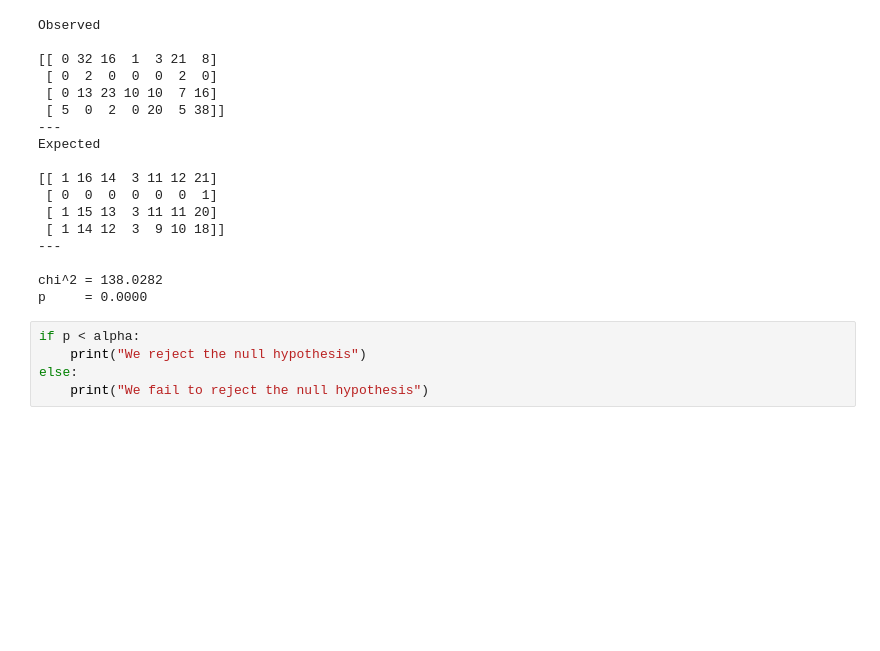
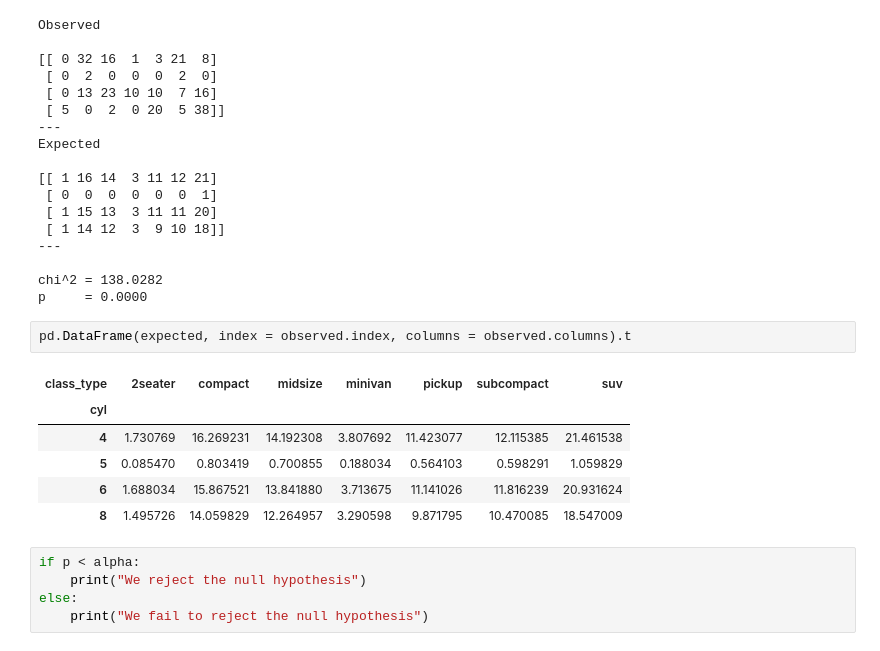
Before and after one commit to MatthewL09/statistics-exercises, a Jupyter notebook: hypothesis_testing.ipynb, the cells around one changed output. Cells and saved outputs as stored; diff of their text form; blank space fills up the shorter version.

```diff
--- a/hypothesis_testing.ipynb
+++ b/hypothesis_testing.ipynb
@@ -886,6 +875,15 @@ Expected
 
 chi^2 = 138.0282
 p     = 0.0000
+# %%
+pd.DataFrame(expected, index = observed.index, columns = observed.columns).t
+# %% [output]
+| class_type | 2seater | compact | midsize | minivan | pickup | subcompact | suv |
+| cyl |  |  |  |  |  |  |  |
+| 4 | 1.730769 | 16.269231 | 14.192308 | 3.807692 | 11.423077 | 12.115385 | 21.461538 |
+| 5 | 0.085470 | 0.803419 | 0.700855 | 0.188034 | 0.564103 | 0.598291 | 1.059829 |
+| 6 | 1.688034 | 15.867521 | 13.841880 | 3.713675 | 11.141026 | 11.816239 | 20.931624 |
+| 8 | 1.495726 | 14.059829 | 12.264957 | 3.290598 | 9.871795 | 10.470085 | 18.547009 |
 # %%
 if p < alpha:
     print("We reject the null hypothesis")
```
Also changed, not shown: parts of 7 cells of this notebook.
